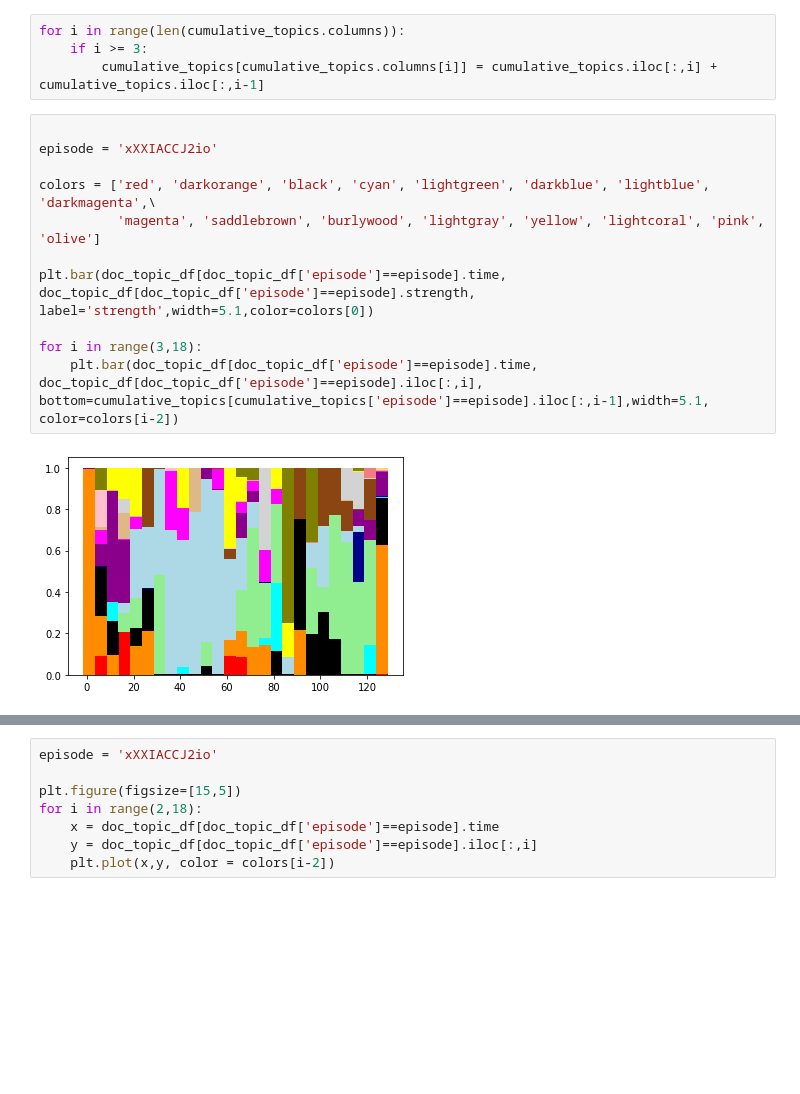
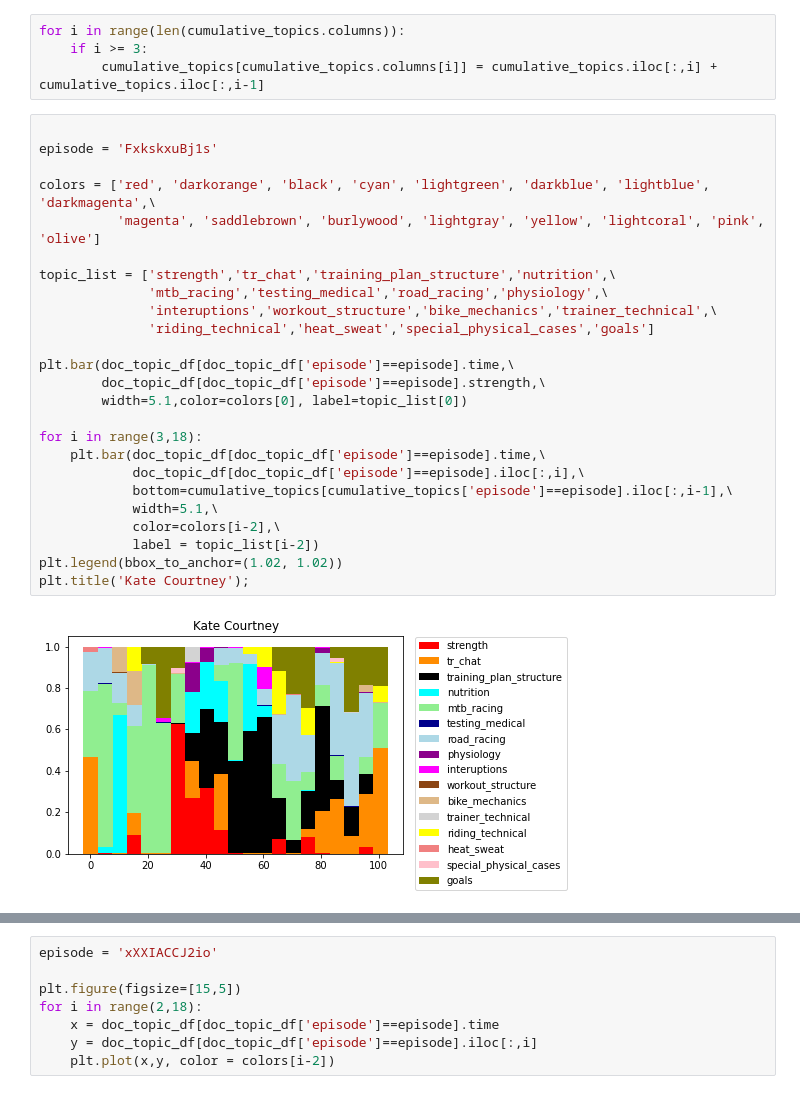
Before and after one commit to jpizzollo/NLP_Podcast, a Jupyter notebook: Topics_5min_Docs.ipynb, the cells around one changed output, grey strips where cells are left out. Cells and saved outputs as stored; diff of their text form; blank space fills up the shorter version.

Commit message:
summarized episodes

```diff
--- a/Topics_5min_Docs.ipynb
+++ b/Topics_5min_Docs.ipynb
@@ -313,14 +313,28 @@ for i in range(len(cumulative_topics.columns)):
         cumulative_topics[cumulative_topics.columns[i]] = cumulative_topics.iloc[:,i] + cumulative_topics.iloc[:,i-1]
 # %%
 
-episode = 'xXXIACCJ2io'
+episode = 'FxkskxuBj1s'
 
 colors = ['red', 'darkorange', 'black', 'cyan', 'lightgreen', 'darkblue', 'lightblue', 'darkmagenta',\
           'magenta', 'saddlebrown', 'burlywood', 'lightgray', 'yellow', 'lightcoral', 'pink', 'olive']
 
-plt.bar(doc_topic_df[doc_topic_df['episode']==episode].time, doc_topic_df[doc_topic_df['episode']==episode].strength, label='strength',width=5.1,color=colors[0])
+topic_list = ['strength','tr_chat','training_plan_structure','nutrition',\
+              'mtb_racing','testing_medical','road_racing','physiology',\
+              'interuptions','workout_structure','bike_mechanics','trainer_technical',\
+              'riding_technical','heat_sweat','special_physical_cases','goals']
+
+plt.bar(doc_topic_df[doc_topic_df['episode']==episode].time,\
+        doc_topic_df[doc_topic_df['episode']==episode].strength,\
+        width=5.1,color=colors[0], label=topic_list[0])
 
 for i in range(3,18):
-    plt.bar(doc_topic_df[doc_topic_df['episode']==episode].time, doc_topic_df[doc_topic_df['episode']==episode].iloc[:,i], bottom=cumulative_topics[cumulative_topics['episode']==episode].iloc[:,i-1],width=5.1, color=colors[i-2])
+    plt.bar(doc_topic_df[doc_topic_df['episode']==episode].time,\
+            doc_topic_df[doc_topic_df['episode']==episode].iloc[:,i],\
+            bottom=cumulative_topics[cumulative_topics['episode']==episode].iloc[:,i-1],\
+            width=5.1,\
+            color=colors[i-2],\
+            label = topic_list[i-2])
+plt.legend(bbox_to_anchor=(1.02, 1.02))
+plt.title('Kate Courtney');
 # %% [output]
-[figure, old version]
+[figure, new version]
```
Also changed, not shown: parts of 21 cells of this notebook.
